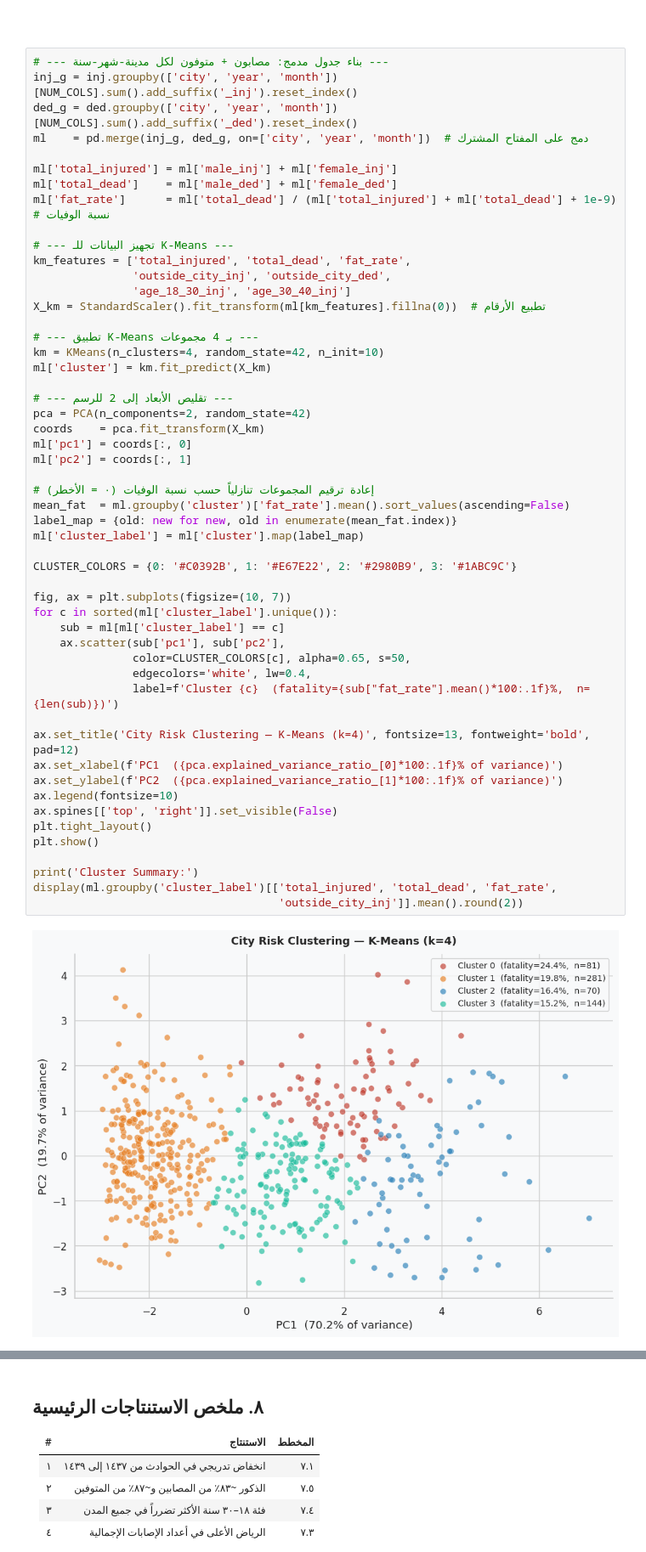
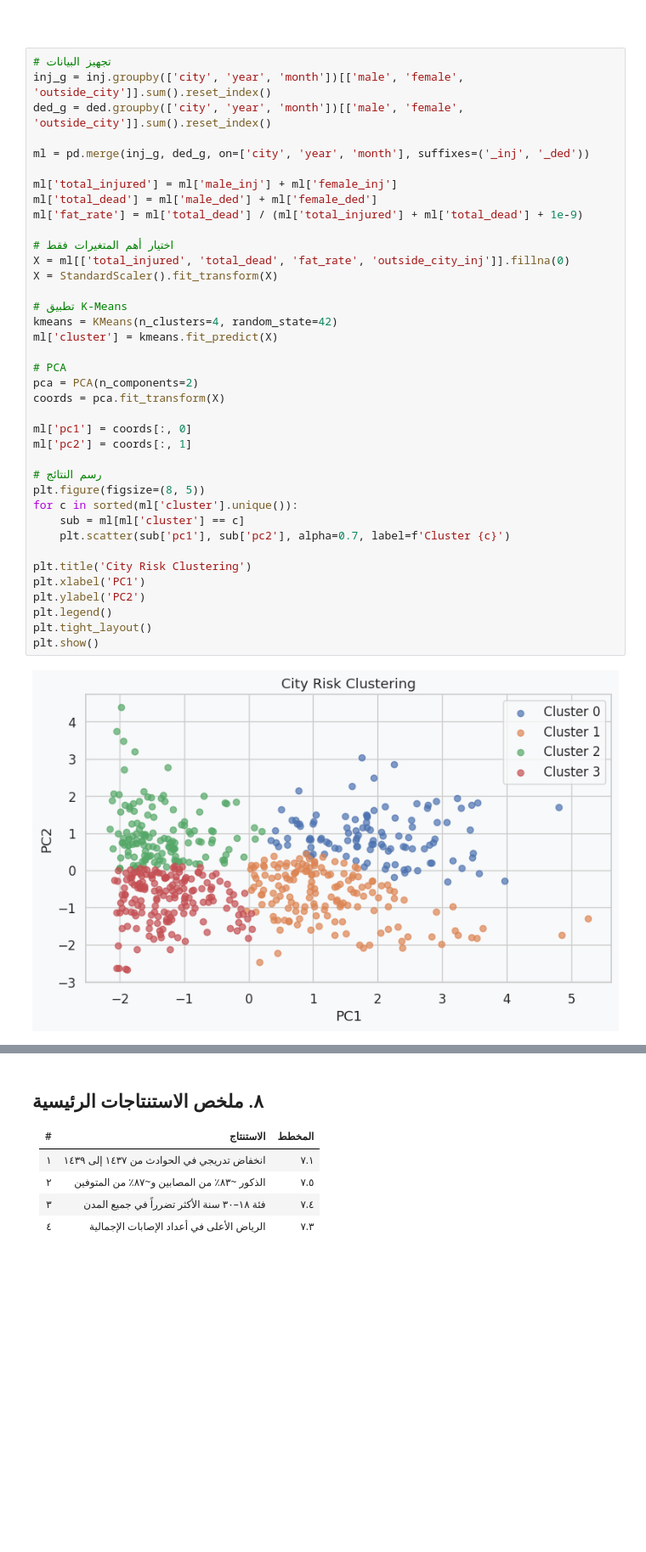
Before and after one commit to Nawaf-Alorabi/EDA-Project, a Jupyter notebook: Traffic_Accidents_KSA_AnalysisMain.ipynb, the cells around one changed output, grey strips where cells are left out. Shown at 85% size. Drawn from its saved outputs; the diff is of its cells as text; blank space fills up the shorter version.

```diff
--- a/Traffic_Accidents_KSA_AnalysisMain.ipynb
+++ b/Traffic_Accidents_KSA_AnalysisMain.ipynb
@@ -584,56 +568,42 @@ Trend slope: -108.0 cases/month — Overall trend: decreasing
 # %% [markdown]
 ###
 # %%
-# --- بناء جدول مدمج: مصابون + متوفون لكل مدينة-شهر-سنة ---
-inj_g = inj.groupby(['city', 'year', 'month'])[NUM_COLS].sum().add_suffix('_inj').reset_index()
-ded_g = ded.groupby(['city', 'year', 'month'])[NUM_COLS].sum().add_suffix('_ded').reset_index()
-ml    = pd.merge(inj_g, ded_g, on=['city', 'year', 'month'])  # دمج على المفتاح المشترك
+# تجهيز البيانات
+inj_g = inj.groupby(['city', 'year', 'month'])[['male', 'female', 'outside_city']].sum().reset_index()
+ded_g = ded.groupby(['city', 'year', 'month'])[['male', 'female', 'outside_city']].sum().reset_index()
+
+ml = pd.merge(inj_g, ded_g, on=['city', 'year', 'month'], suffixes=('_inj', '_ded'))
 
 ml['total_injured'] = ml['male_inj'] + ml['female_inj']
-ml['total_dead']    = ml['male_ded'] + ml['female_ded']
-ml['fat_rate']      = ml['total_dead'] / (ml['total_injured'] + ml['total_dead'] + 1e-9)  # نسبة الوفيات
+ml['total_dead'] = ml['male_ded'] + ml['female_ded']
+ml['fat_rate'] = ml['total_dead'] / (ml['total_injured'] + ml['total_dead'] + 1e-9)
 
-# --- تجهيز البيانات للـ K-Means ---
-km_features = ['total_injured', 'total_dead', 'fat_rate',
-               'outside_city_inj', 'outside_city_ded',
-               'age_18_30_inj', 'age_30_40_inj']
-X_km = StandardScaler().fit_transform(ml[km_features].fillna(0))  # تطبيع الأرقام
+# اختيار أهم المتغيرات فقط
+X = ml[['total_injured', 'total_dead', 'fat_rate', 'outside_city_inj']].fillna(0)
+X = StandardScaler().fit_transform(X)
 
-# --- تطبيق K-Means بـ 4 مجموعات ---
-km = KMeans(n_clusters=4, random_state=42, n_init=10)
-ml['cluster'] = km.fit_predict(X_km)
+# تطبيق K-Means
+kmeans = KMeans(n_clusters=4, random_state=42)
+ml['cluster'] = kmeans.fit_predict(X)
 
-# --- تقليص الأبعاد إلى 2 للرسم ---
-pca = PCA(n_components=2, random_state=42)
-coords    = pca.fit_transform(X_km)
+# PCA
+pca = PCA(n_components=2)
+coords = pca.fit_transform(X)
+
 ml['pc1'] = coords[:, 0]
 ml['pc2'] = coords[:, 1]
 
-# إعادة ترقيم المجموعات تنازلياً حسب نسبة الوفيات (٠ = الأخطر)
-mean_fat  = ml.groupby('cluster')['fat_rate'].mean().sort_values(ascending=False)
-label_map = {old: new for new, old in enumerate(mean_fat.index)}
-ml['cluster_label'] = ml['cluster'].map(label_map)
+# رسم النتائج
+plt.figure(figsize=(8, 5))
+for c in sorted(ml['cluster'].unique()):
+    sub = ml[ml['cluster'] == c]
+    plt.scatter(sub['pc1'], sub['pc2'], alpha=0.7, label=f'Cluster {c}')
 
-CLUSTER_COLORS = {0: '#C0392B', 1: '#E67E22', 2: '#2980B9', 3: '#1ABC9C'}
-
-fig, ax = plt.subplots(figsize=(10, 7))
-for c in sorted(ml['cluster_label'].unique()):
-    sub = ml[ml['cluster_label'] == c]
-    ax.scatter(sub['pc1'], sub['pc2'],
-               color=CLUSTER_COLORS[c], alpha=0.65, s=50,
-               edgecolors='white', lw=0.4,
-               label=f'Cluster {c}  (fatality={sub["fat_rate"].mean()*100:.1f}%,  n={len(sub)})')
-
-ax.set_title('City Risk Clustering — K-Means (k=4)', fontsize=13, fontweight='bold', pad=12)
-ax.set_xlabel(f'PC1  ({pca.explained_variance_ratio_[0]*100:.1f}% of variance)')
-ax.set_ylabel(f'PC2  ({pca.explained_variance_ratio_[1]*100:.1f}% of variance)')
-ax.legend(fontsize=10)
-ax.spines[['top', 'right']].set_visible(False)
+plt.title('City Risk Clustering')
+plt.xlabel('PC1')
+plt.ylabel('PC2')
+plt.legend()
 plt.tight_layout()
 plt.show()
-
-print('Cluster Summary:')
-display(ml.groupby('cluster_label')[['total_injured', 'total_dead', 'fat_rate',
-                                     'outside_city_inj']].mean().round(2))
 # %% [output]
-[figure, old version]
+[figure, new version]
```
Also changed, not shown: parts of 18 cells of this notebook.
